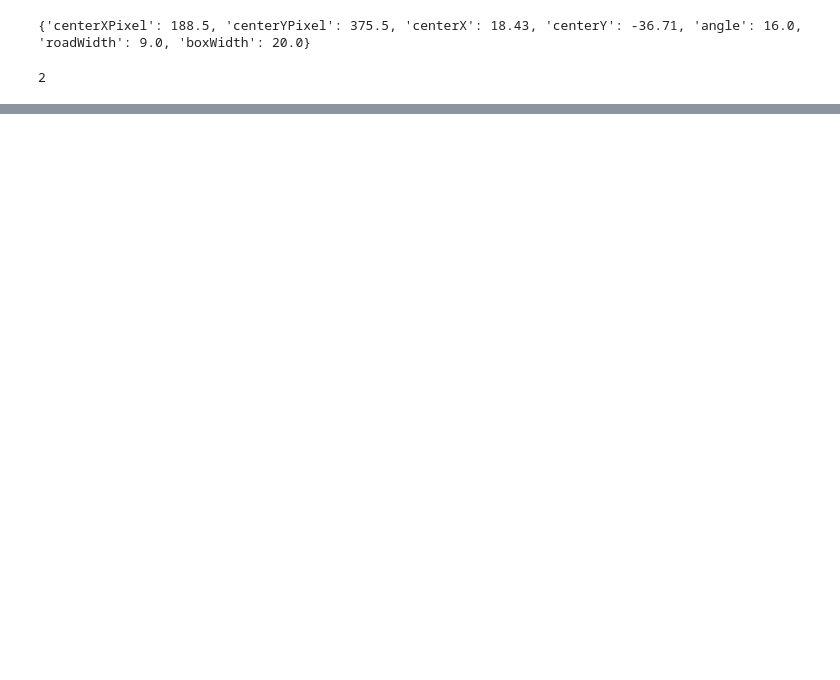
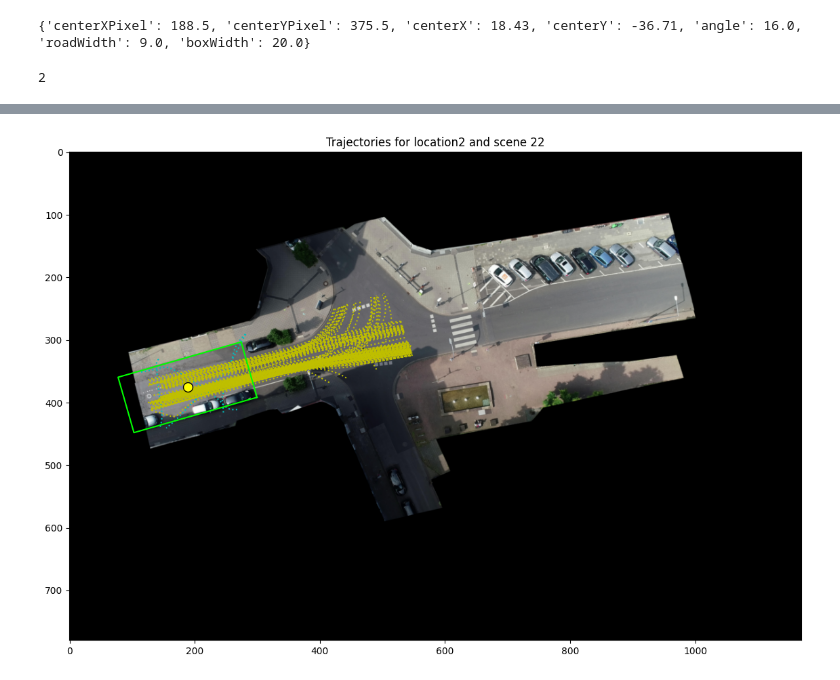
Before and after one commit to ika-rwth-aachen/drone-dataset-tools, a Jupyter notebook: src/notebooks/RecordingData.ipynb, the cells around one changed output, grey strips where cells are left out. Drawn from its saved outputs; the diff is of its cells as text; code cells hidden in the pictures; blank space fills up the shorter version.

```diff
--- a/src/notebooks/RecordingData.ipynb
+++ b/src/notebooks/RecordingData.ipynb
@@ -142,0 +116,4 @@ recordingData.getClass(42)
+# %%
+visualizer.showLocationSceneCrossingData(sceneData, onlyClipped=True, showOthers=True)
+# %% [output]
+[figure, added]
```
Also changed, not shown: parts of 20 cells of this notebook, 8 other files.
